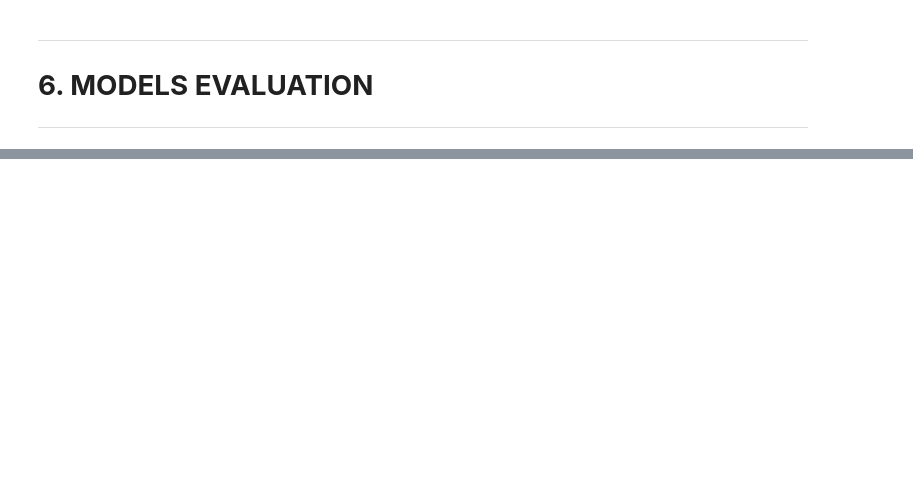
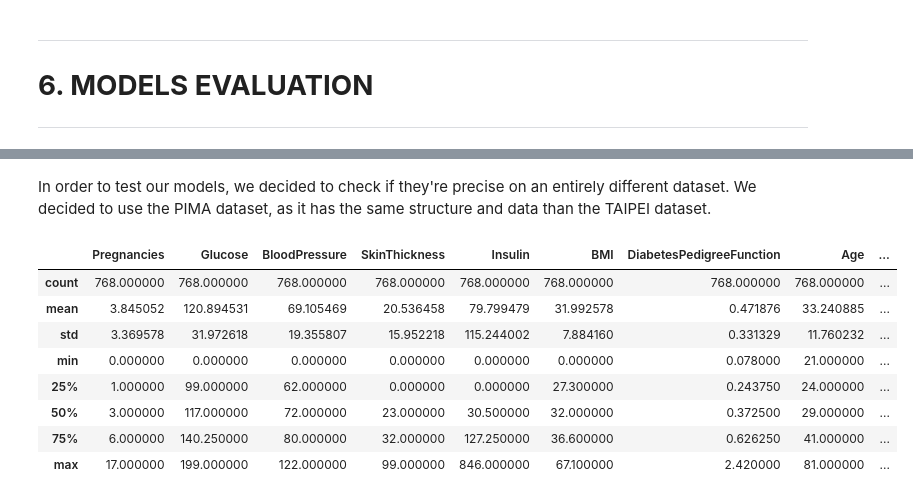
Before and after one commit to Lucky12348/diabetes_prediction, a Jupyter notebook: EDA.ipynb, the cells around one changed output, grey strips where cells are left out. Saved outputs shown, nothing was run; the diff lists cells and outputs as text; code cells hidden in the pictures; blank space fills up the shorter version.

```diff
--- a/EDA.ipynb
+++ b/EDA.ipynb
@@ -933,0 +982,19 @@ plt.show()
+# %% [markdown]
+In order to test our models, we decided to check if they're precise on an entirely different dataset. We decided to use the PIMA dataset, as it has the same structure and data than the TAIPEI dataset.
+# %%
+pima_path = "data_analysis/assets/data/PIMA.csv"
+
+pima_df =  pd.read_csv(pima_path)
+pima_df = pima_df.dropna()
+pima_df.isna().sum()
+pima_df.describe()
+# %% [output]
+|  | Pregnancies | Glucose | BloodPressure | SkinThickness | Insulin | BMI | DiabetesPedigreeFunction | Age | ... |
+| count | 768.000000 | 768.000000 | 768.000000 | 768.000000 | 768.000000 | 768.000000 | 768.000000 | 768.000000 | ... |
+| mean | 3.845052 | 120.894531 | 69.105469 | 20.536458 | 79.799479 | 31.992578 | 0.471876 | 33.240885 | ... |
+| std | 3.369578 | 31.972618 | 19.355807 | 15.952218 | 115.244002 | 7.884160 | 0.331329 | 11.760232 | ... |
+| min | 0.000000 | 0.000000 | 0.000000 | 0.000000 | 0.000000 | 0.000000 | 0.078000 | 21.000000 | ... |
+| 25% | 1.000000 | 99.000000 | 62.000000 | 0.000000 | 0.000000 | 27.300000 | 0.243750 | 24.000000 | ... |
+| 50% | 3.000000 | 117.000000 | 72.000000 | 23.000000 | 30.500000 | 32.000000 | 0.372500 | 29.000000 | ... |
+| 75% | 6.000000 | 140.250000 | 80.000000 | 32.000000 | 127.250000 | 36.600000 | 0.626250 | 41.000000 | ... |
+| max | 17.000000 | 199.000000 | 122.000000 | 99.000000 | 846.000000 | 67.100000 | 2.420000 | 81.000000 | ... |
```
Also changed, not shown: parts of 24 cells of this notebook.
